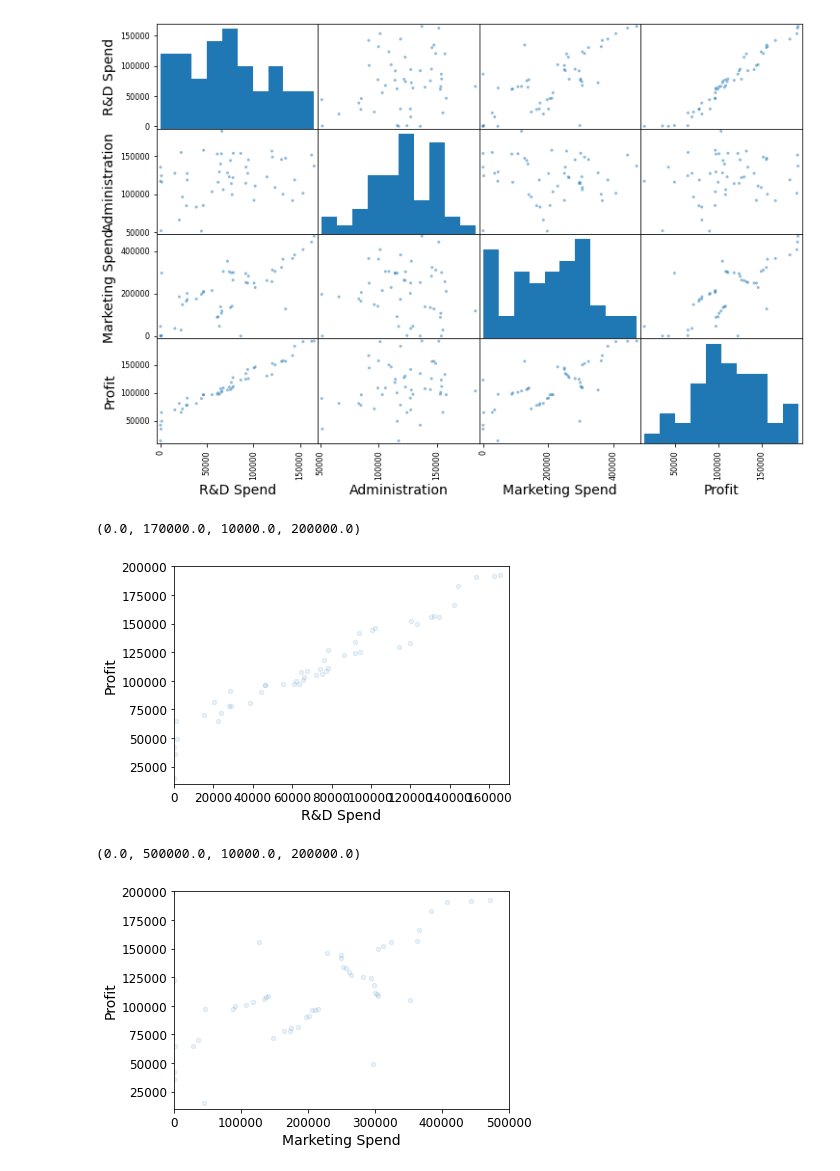
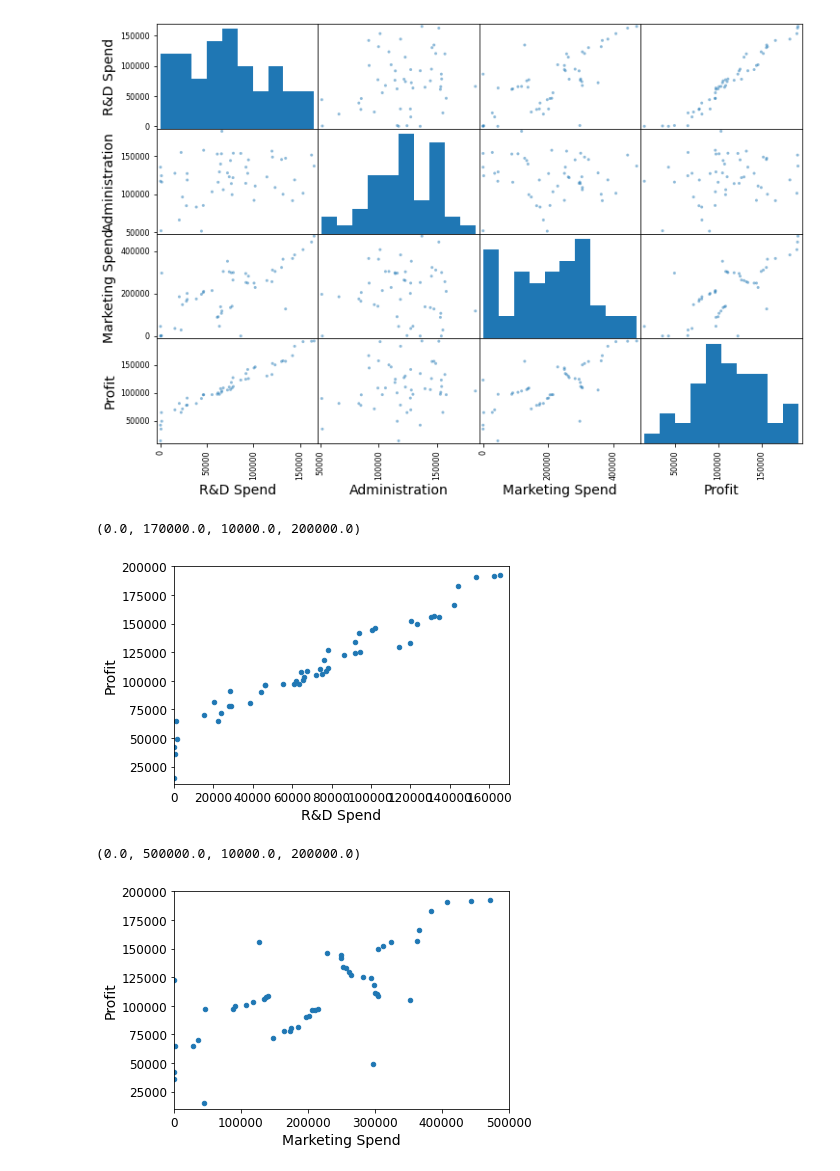
Before and after one commit to SorenHersomNielsen/Mandatory-project, a Jupyter notebook: Untitled.ipynb, the cells around one changed output. Cells and saved outputs as stored; diff of their text form; code cells hidden in the pictures.

```diff
--- a/Untitled.ipynb
+++ b/Untitled.ipynb
@@ -57,15 +57,15 @@ array([[<AxesSubplot:xlabel='R&D Spend', ylabel='R&D Spend'>,
         <AxesSubplot:xlabel='Profit', ylabel='Profit'>]], dtype=object)
 [figure]
 # %%
-Startups.plot(kind="scatter", x="R&D Spend", y="Profit", alpha=0.1)
+Startups.plot(kind="scatter", x="R&D Spend", y="Profit", alpha=1)
 plt.axis([0, 170000, 10000, 200000])
 # %% [output]
 (0.0, 170000.0, 10000.0, 200000.0)
-[figure, old version]
+[figure, new version]
 # %%
-Startups.plot(kind="scatter", x="Marketing Spend", y="Profit", alpha=0.1)
+Startups.plot(kind="scatter", x="Marketing Spend", y="Profit", alpha=1)
 plt.axis([0, 500000, 10000, 200000])
 # %% [output]
 (0.0, 500000.0, 10000.0, 200000.0)
-[figure, old version]
+[figure, new version]
 # %%
```
Also changed, not shown: parts of 3 cells of this notebook.
